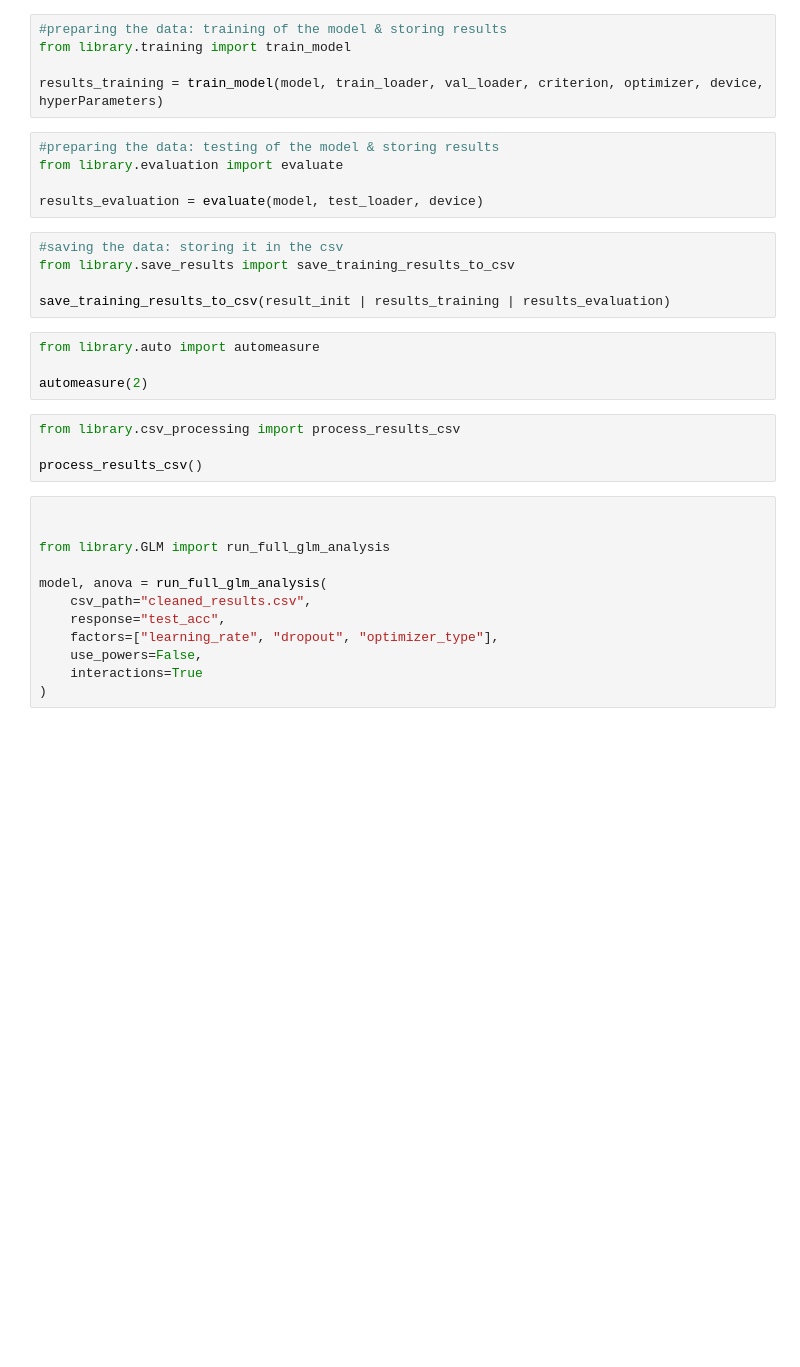
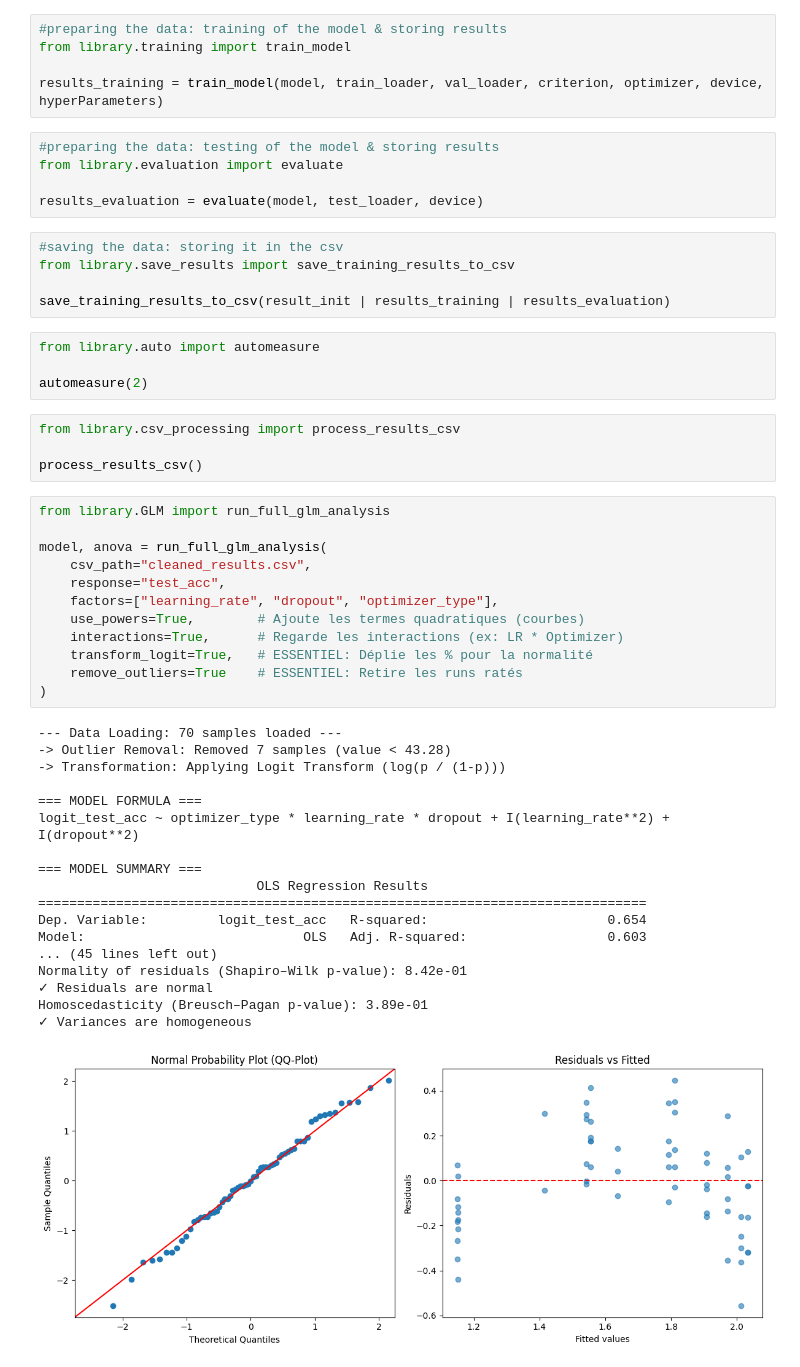
Before and after one commit to aminelahmamsi/deeplearning, a Jupyter notebook: brain-tumor.ipynb, the cells around one changed output. Drawn from its saved outputs; the diff is of its cells as text; blank space fills up the shorter version.

```diff
--- a/brain-tumor.ipynb
+++ b/brain-tumor.ipynb
@@ -100,17 +100,36 @@ from library.csv_processing import process_results_csv
 
 process_results_csv()
 # %%
-
-
 from library.GLM import run_full_glm_analysis
 
 model, anova = run_full_glm_analysis(
     csv_path="cleaned_results.csv",
     response="test_acc",
     factors=["learning_rate", "dropout", "optimizer_type"],
-    use_powers=False,
-    interactions=True
+    use_powers=True,        # Ajoute les termes quadratiques (courbes)
+    interactions=True,      # Regarde les interactions (ex: LR * Optimizer)
+    transform_logit=True,   # ESSENTIEL: Déplie les % pour la normalité
+    remove_outliers=True    # ESSENTIEL: Retire les runs ratés
 )
+# %% [output]
+--- Data Loading: 70 samples loaded ---
+-> Outlier Removal: Removed 7 samples (value < 43.28)
+-> Transformation: Applying Logit Transform (log(p / (1-p)))
+
+=== MODEL FORMULA ===
+logit_test_acc ~ optimizer_type * learning_rate * dropout + I(learning_rate**2) + I(dropout**2)
+
+=== MODEL SUMMARY ===
+                            OLS Regression Results
+==============================================================================
+Dep. Variable:         logit_test_acc   R-squared:                       0.654
+Model:                            OLS   Adj. R-squared:                  0.603
+... (45 lines left out)
+Normality of residuals (Shapiro–Wilk p-value): 8.42e-01
+✓ Residuals are normal
+Homoscedasticity (Breusch–Pagan p-value): 3.89e-01
+✓ Variances are homogeneous
+[figure, added]
 # %%
 # Plot Training and Validation Metrics
 plt.figure(figsize=(12, 4))
```
Also changed, not shown: parts of 1 cell of this notebook, 4 other files.
